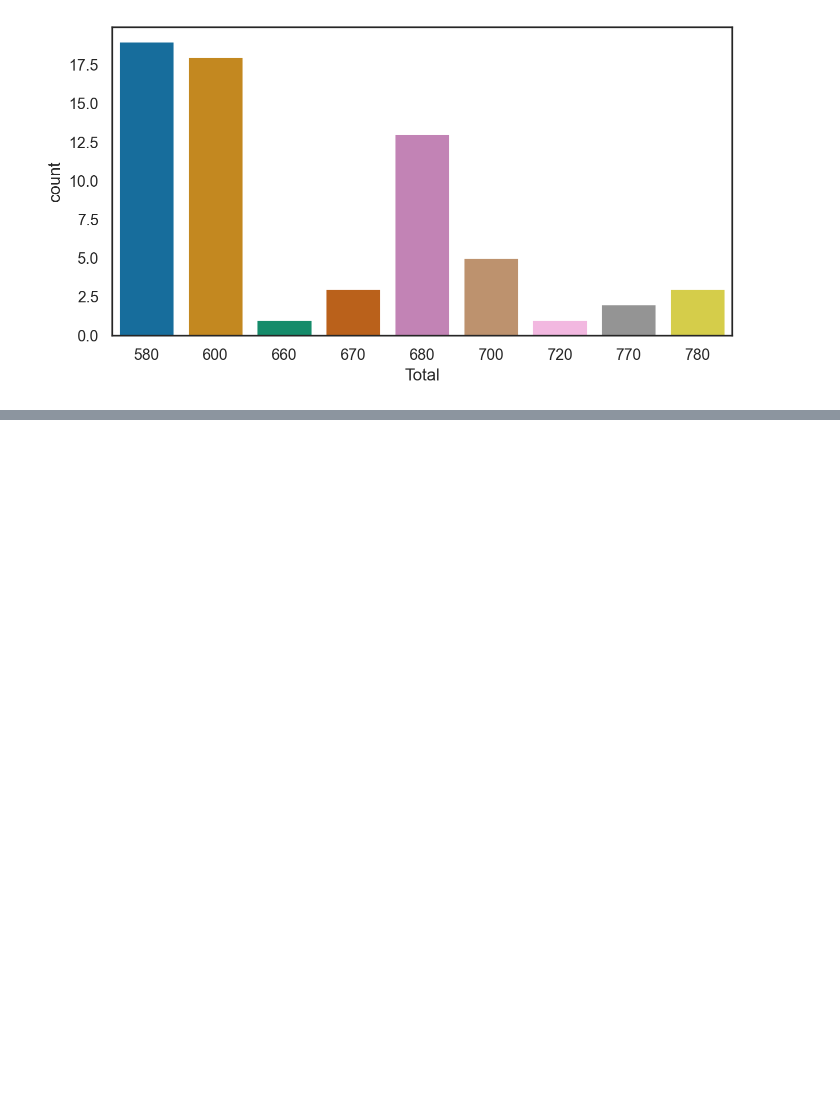
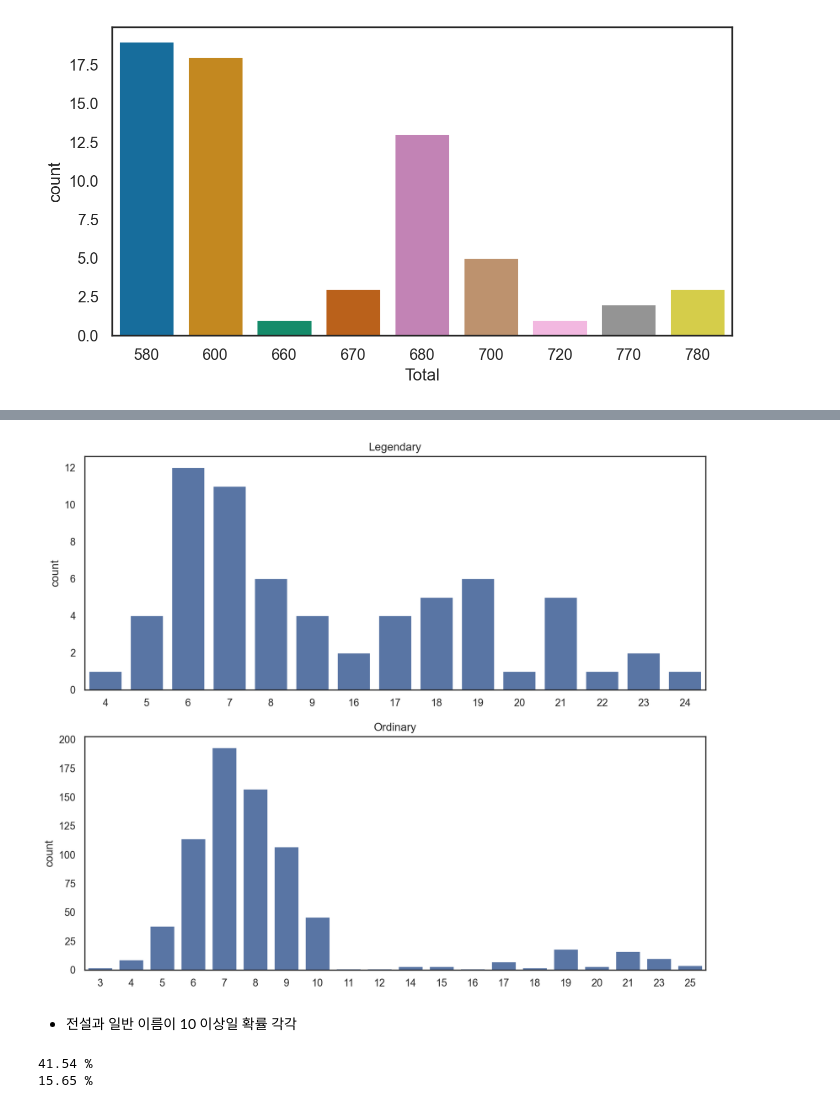
Before and after one commit to shualoalumin/AIFFEL_quest_cr, a Jupyter notebook: MainQuest/Quest02/MainQuest02_Pokemon.ipynb, the cells around one changed output, grey strips where cells are left out. Cells and saved outputs as stored; diff of their text form; code cells hidden in the pictures; blank space fills up the shorter version.

```diff
--- a/MainQuest/Quest02/MainQuest02_Pokemon.ipynb
+++ b/MainQuest/Quest02/MainQuest02_Pokemon.ipynb
@@ -379,0 +454,4 @@ plt.show()
+# %%
+# legendary 포켓몬 데이터에 'name_count' 값 추가
+legendary["name_count"] = legendary["Name"].apply(lambda i: len(i))
+legendary.head()
@@ -379,0 +465,4 @@ plt.show()
+# %%
+# ordinary 포켓몬의 데이터에도 'name_count' 값을 추가
+ordinary["name_count"] = ordinary["Name"].apply(lambda i: len(i))
+ordinary.head()
@@ -379,0 +476,20 @@ plt.show()
+# %%
+plt.figure(figsize=(12, 10))   # 화면 해상도에 따라 그래프 크기를 조정해 주세요.
+
+plt.subplot(211)
+sns.countplot(data=legendary, x="name_count").set_xlabel('')
+plt.title("Legendary")
+plt.subplot(212)
+sns.countplot(data=ordinary, x="name_count").set_xlabel('')
+plt.title("Ordinary")
+plt.show()
+# %% [output]
+[figure, added]
+# %% [markdown]
+- 전설과 일반 이름이 10 이상일 확률 각각
+# %%
+print(round(len(legendary[legendary["name_count"] > 9]) / len(legendary) * 100, 2), "%")
+print(round(len(ordinary[ordinary["name_count"] > 9]) / len(ordinary) * 100, 2), "%")
+# %% [output]
+41.54 %
+15.65 %
```
Also changed, not shown: parts of 85 cells of this notebook.
